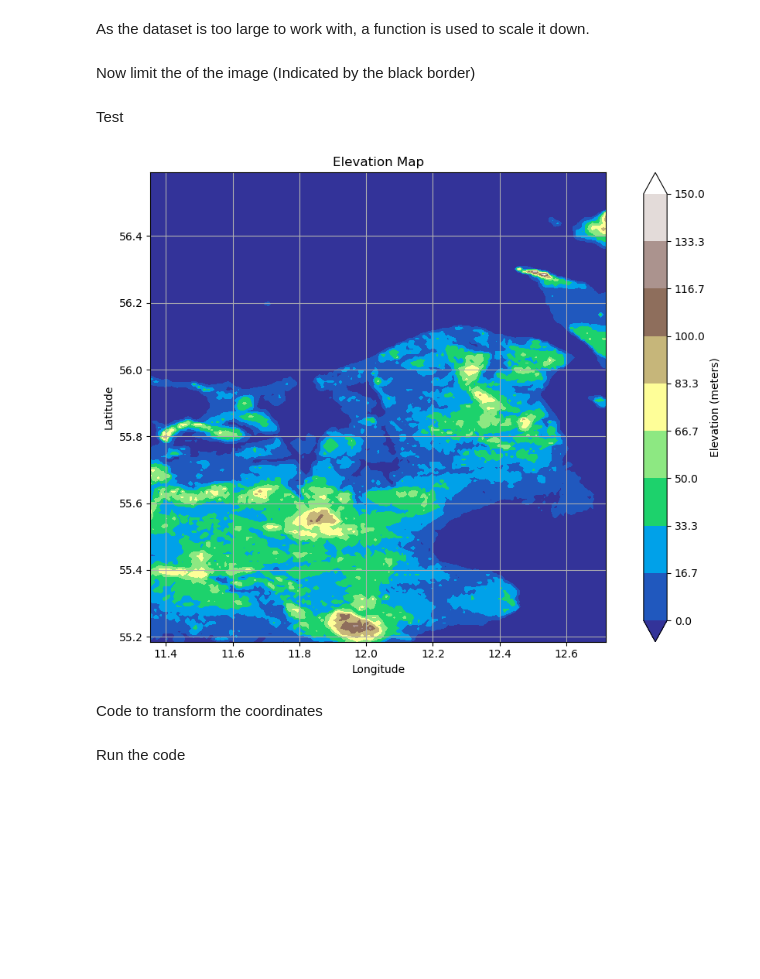
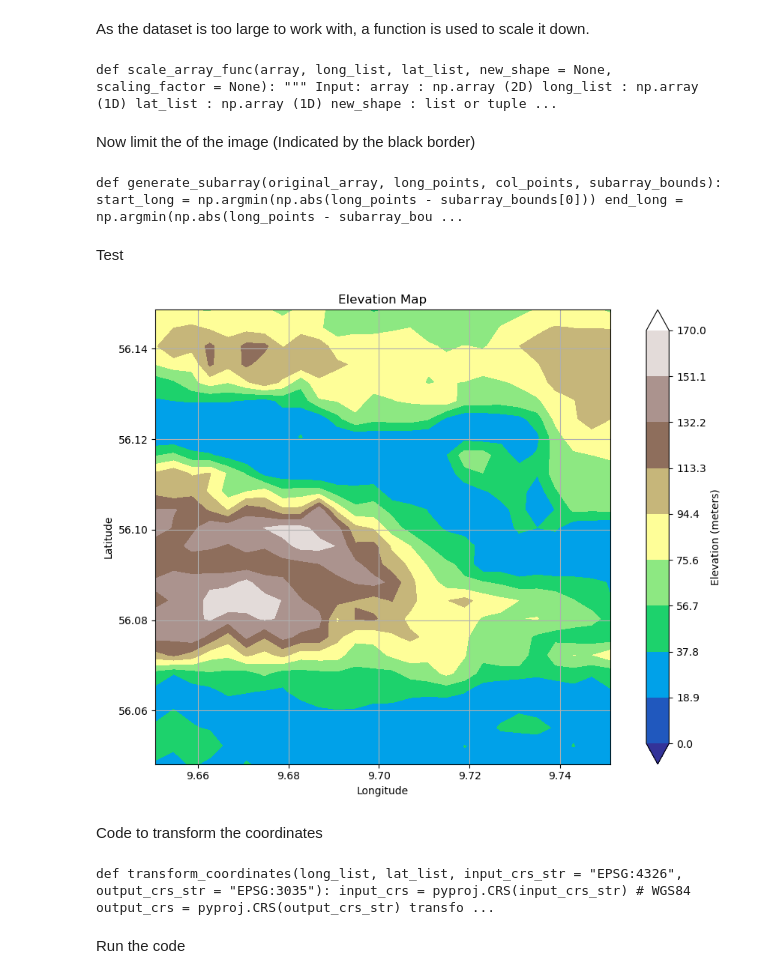
Before and after one commit to FPWRasmussen/DTU-Special-Course, a Jupyter notebook: src/elevation_handler.ipynb, the cells around one changed output. Saved outputs shown, nothing was run; the diff lists cells and outputs as text; code cells hidden in the pictures; blank space fills up the shorter version.

```diff
--- a/src/elevation_handler.ipynb
+++ b/src/elevation_handler.ipynb
@@ -73,7 +27,8 @@ def download_elevation(map_boundaries):
 # %% [markdown]
 Now let's test the function.
 # %%
-map_boundaries = np.array([11.356, 12.72, 55.184, 56.593]) # longitude, latitude
+map_boundaries = np.array([9.65, 9.75, 56.05, 56.15])
+# longitude, latitude
 #  45.184824127006706, 6.356677460471748 47.5930208421994, 9.723481445784927
 # map_boundaries = np.array([55.22, 55.7, 12.42, 12.7])
 
@@ -166,0 +72,4 @@ merged_map, srtm_longitude, srtm_latitude = scale_array_func(merged_map, srtm_lo
+# %%
+HTML(print_code(scale_array_func))
+# %% [output]
+def scale_array_func(array, long_list, lat_list, new_shape = None, scaling_factor = None): """ Input: array : np.array (2D) long_list : np.array (1D) lat_list : np.array (1D) new_shape : list or tuple ...
@@ -167,42 +78,32 @@ merged_map, srtm_longitude, srtm_latitude = scale_array_func(merged_map, srtm_lo
 # %% [markdown]
 Now limit the of the image (Indicated by the black border)
-# %%
-def generate_subarray(original_array, long_points, col_points, subarray_bounds):
-
-    start_long = np.argmin(np.abs(long_points - subarray_bounds[0]))
-    end_long = np.argmin(np.abs(long_points - subarray_bounds[1]))
-    start_lat = np.argmin(np.abs(col_points - subarray_bounds[2]))
-    end_lat = np.argmin(np.abs(col_points - subarray_bounds[3]))
-
-    subarray = original_array[start_lat:end_lat+1, start_long:end_long+1]
-    subarray_bounds = [long_points[start_long], long_points[end_long], col_points[start_lat], col_points[end_lat]]
-    sublong_points = long_points[start_long:end_long+1]
-    sublat_points = col_points[start_lat:end_lat+1]
-
-    return subarray, sublong_points, sublat_points, subarray_bounds
+# %%
+HTML(print_code(generate_subarray))
+# %% [output]
+def generate_subarray(original_array, long_points, col_points, subarray_bounds): start_long = np.argmin(np.abs(long_points - subarray_bounds[0])) end_long = np.argmin(np.abs(long_points - subarray_bou ...
 # %% [markdown]
 Test
 # %%
-subarray, sublong_points, sublat_points, subarray_bounds = generate_subarray(merged_map, srtm_longitude, srtm_latitude, map_boundaries)
+map_array, sublong_points, sublat_points, subarray_bounds = generate_subarray(merged_map, srtm_longitude, srtm_latitude, map_boundaries)
 
-vmin = np.minimum(0, float('%.2g' % np.max(subarray)))
-vmax = np.maximum(0, float('%.2g' % np.max(subarray))) # round down to two significant digits
+vmin = np.minimum(0, float('%.2g' % np.max(map_array)))
+vmax = np.maximum(0, float('%.2g' % np.max(map_array))) # round down to two significant digits
 levels = np.linspace(vmin, vmax, 10)
 
 fig, ax = plt.subplots(figsize = (10, 7))
-ct = ax.contourf(sublong_points, sublat_points, subarray,
+ct = ax.contourf(sublong_points, sublat_points, map_array,
                 levels = levels, vmin = vmin, vmax = vmax, extend = "both",
                 cmap='terrain')
 plt.colorbar(ct, ax = ax, label='Elevation (meters)')
 
 ax.grid()
 ax.set_aspect('equal')
 ax.set_title('Elevation Map')
 ax.set_xlabel('Longitude')
 ax.set_ylabel('Latitude')
 plt.tight_layout()
 plt.show()
 # %% [output]
-[figure, old version]
+[figure, new version]
 # %% [markdown]
 Code to transform the coordinates
@@ -226,3 +110,7 @@ def transform_coordinates(long_list, lat_list, input_crs_str = "EPSG:4326", outp
+# %%
+HTML(print_code(transform_coordinates))
+# %% [output]
+def transform_coordinates(long_list, lat_list, input_crs_str = "EPSG:4326", output_crs_str = "EPSG:3035"): input_crs = pyproj.CRS(input_crs_str) # WGS84 output_crs = pyproj.CRS(output_crs_str) transfo ...
 # %% [markdown]
 Run the code
 # %%
```
Also changed, not shown: parts of 15 cells of this notebook, 25 other files.
